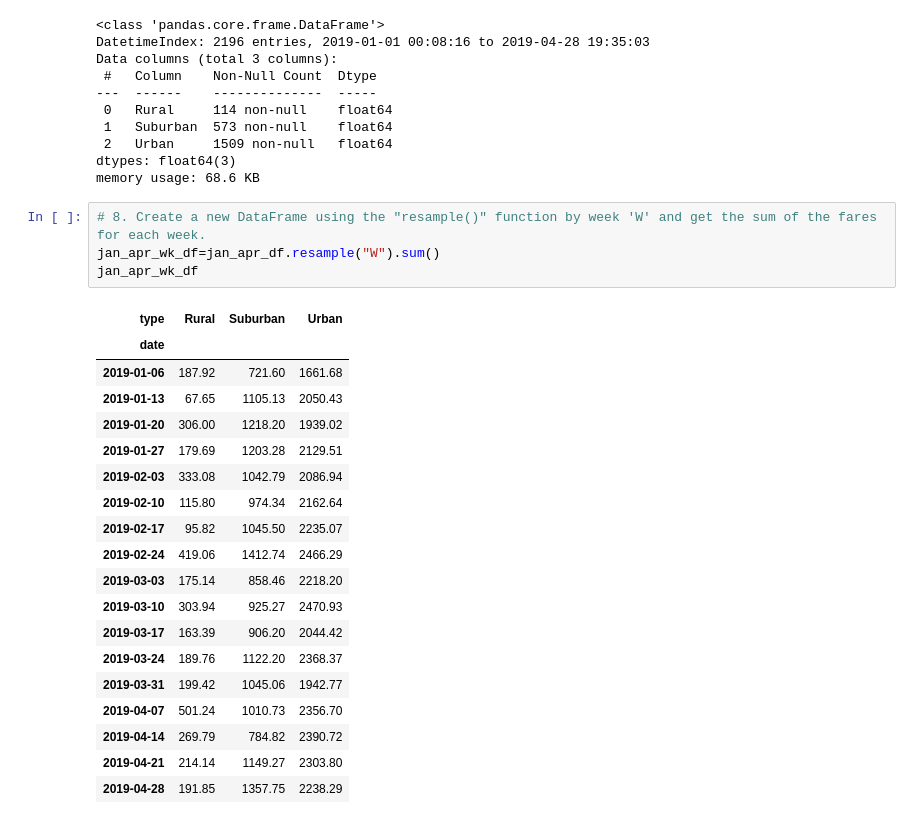
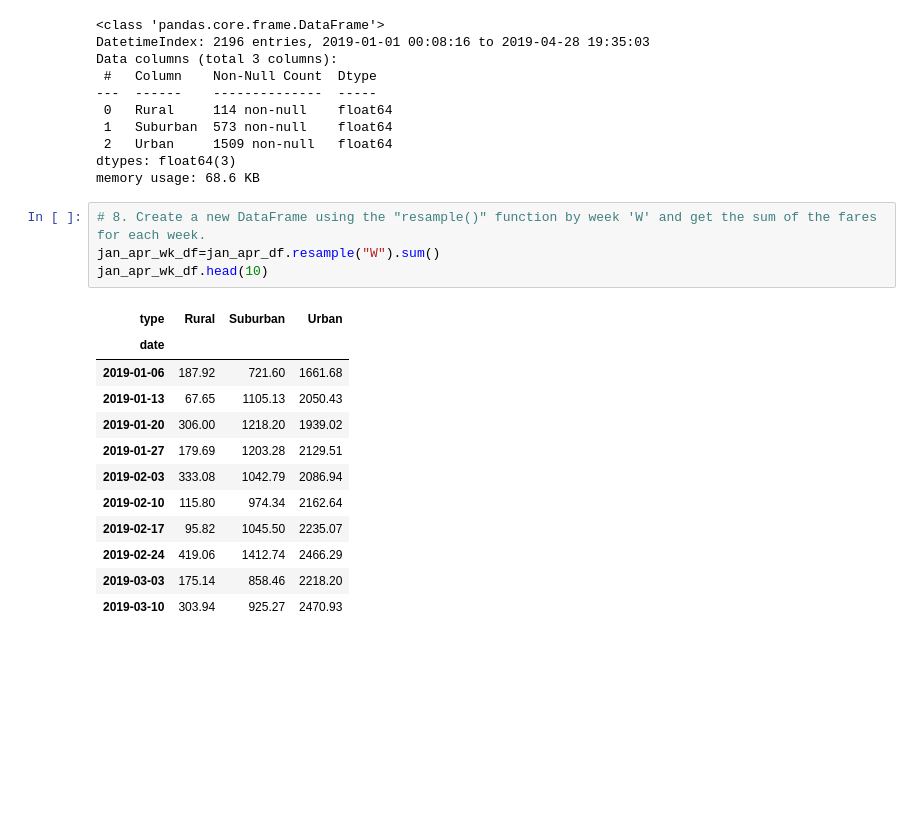
Before and after one commit to Insmire/PyBer_Analysis, a Jupyter notebook: PyBer_Challenge.ipynb, the cells around one changed output. Cells and saved outputs as stored; diff of their text form; blank space fills up the shorter version.

```diff
--- a/PyBer_Challenge.ipynb
+++ b/PyBer_Challenge.ipynb
@@ -185,27 +168,20 @@ memory usage: 68.6 KB
 # %%
 # 8. Create a new DataFrame using the "resample()" function by week 'W' and get the sum of the fares for each week.
 jan_apr_wk_df=jan_apr_df.resample("W").sum()
-jan_apr_wk_df
+jan_apr_wk_df.head(10)
 # %% [output]
 | type | Rural | Suburban | Urban |
 | date |  |  |  |
 | 2019-01-06 | 187.92 | 721.60 | 1661.68 |
 | 2019-01-13 | 67.65 | 1105.13 | 2050.43 |
 | 2019-01-20 | 306.00 | 1218.20 | 1939.02 |
 | 2019-01-27 | 179.69 | 1203.28 | 2129.51 |
 | 2019-02-03 | 333.08 | 1042.79 | 2086.94 |
 | 2019-02-10 | 115.80 | 974.34 | 2162.64 |
 | 2019-02-17 | 95.82 | 1045.50 | 2235.07 |
 | 2019-02-24 | 419.06 | 1412.74 | 2466.29 |
 | 2019-03-03 | 175.14 | 858.46 | 2218.20 |
 | 2019-03-10 | 303.94 | 925.27 | 2470.93 |
-| 2019-03-17 | 163.39 | 906.20 | 2044.42 |
-| 2019-03-24 | 189.76 | 1122.20 | 2368.37 |
-| 2019-03-31 | 199.42 | 1045.06 | 1942.77 |
-| 2019-04-07 | 501.24 | 1010.73 | 2356.70 |
-| 2019-04-14 | 269.79 | 784.82 | 2390.72 |
-| 2019-04-21 | 214.14 | 1149.27 | 2303.80 |
-| 2019-04-28 | 191.85 | 1357.75 | 2238.29 |
 # %%
 # 8. Using the object-oriented interface method, plot the resample DataFrame using the df.plot() function.
 jan_apr_wk_df.plot(kind="line",
```
Also changed, not shown: parts of 3 cells of this notebook, 4 other files.
